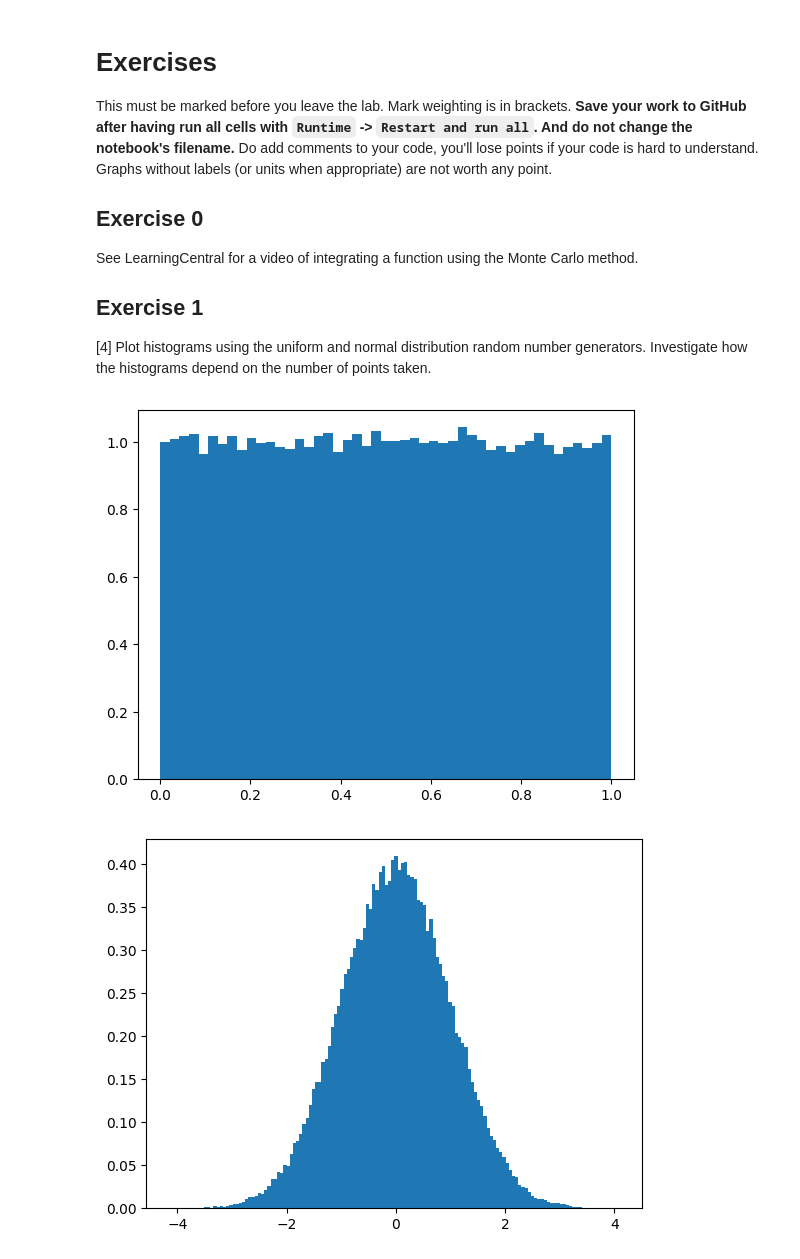
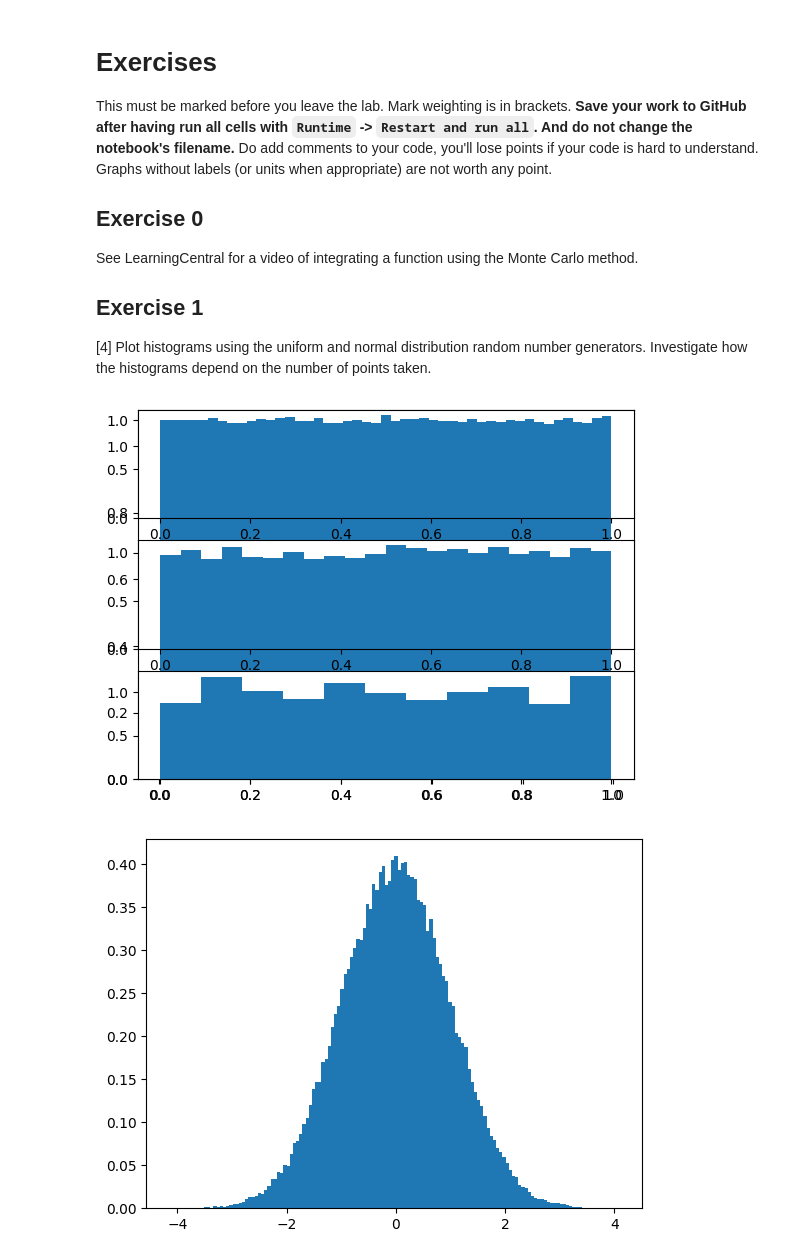
Before and after one commit to PX2145-2025/week-6-b-Finlay-Hall, a Jupyter notebook: Monte_Carlo.ipynb, the cells around one changed output. Cells and saved outputs as stored; diff of their text form; code cells hidden in the pictures.

```diff
--- a/Monte_Carlo.ipynb
+++ b/Monte_Carlo.ipynb
@@ -182,13 +182,28 @@ See LearningCentral for a video of integrating a function using the Monte Carlo
 
 [4] Plot histograms using the uniform and normal distribution random number generators. Investigate how the histograms depend on the number of points
 taken.
-# %%
-# make the uniform random data
-N = int(1e5)
-x = random(N)
-plt.hist(x, bins='auto',density=True);
-# %% [output]
-[figure, removed]
+# %%
+from matplotlib.pyplot import subplot
+from matplotlib.pyplot import tight_layout
+# make the uniform random data
+N = int(1e5)
+x = random(N)
+plt.hist(x, bins='auto',density=True);
+
+subplot(3,1,1)
+plt.hist(x, bins='auto',density=True);
+
+N = int(1e4)
+x = random(N)
+subplot(3,1,2)
+plt.hist(x, bins='auto',density=True);
+
+N = int(1e3)
+x = random(N)
+subplot(3,1,3)
+plt.hist(x, bins='auto',density=True);
+# %% [output]
+[figure, added]
 # %%
 # make the normal random data
 y = normal(loc=0.0, scale=1.0, size=N)
```
